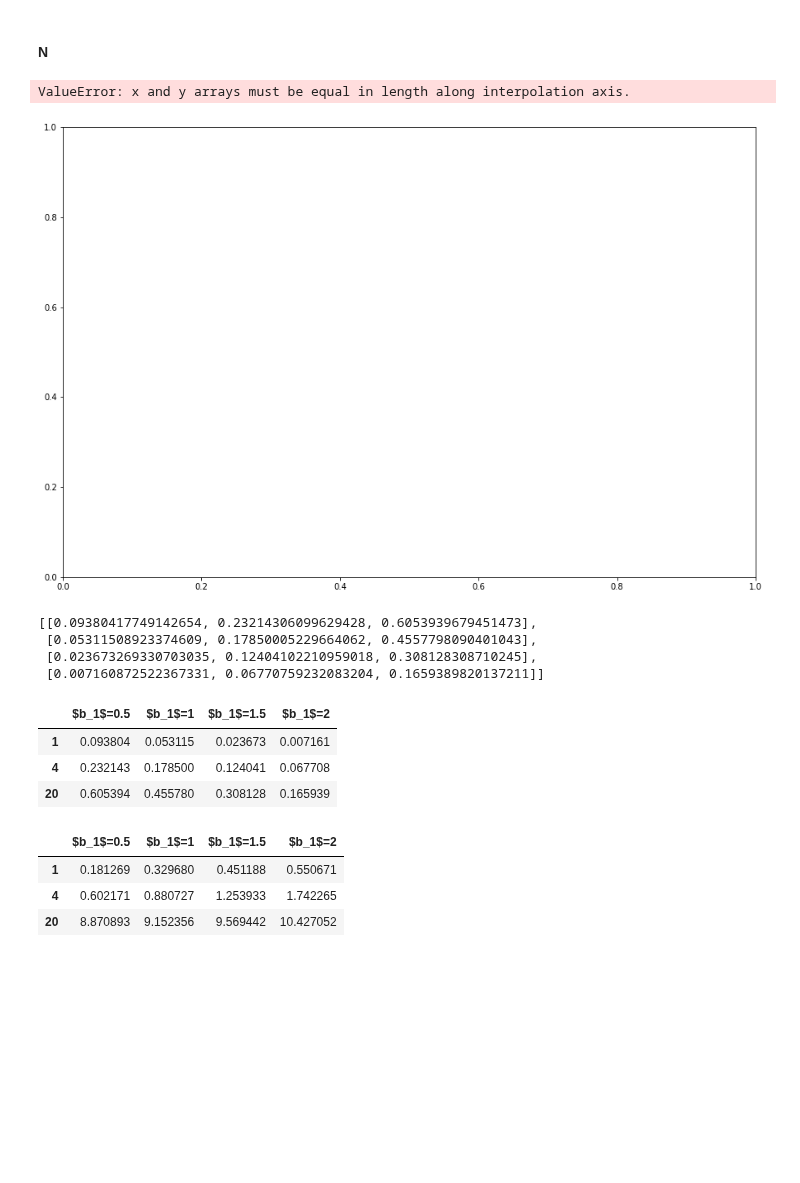
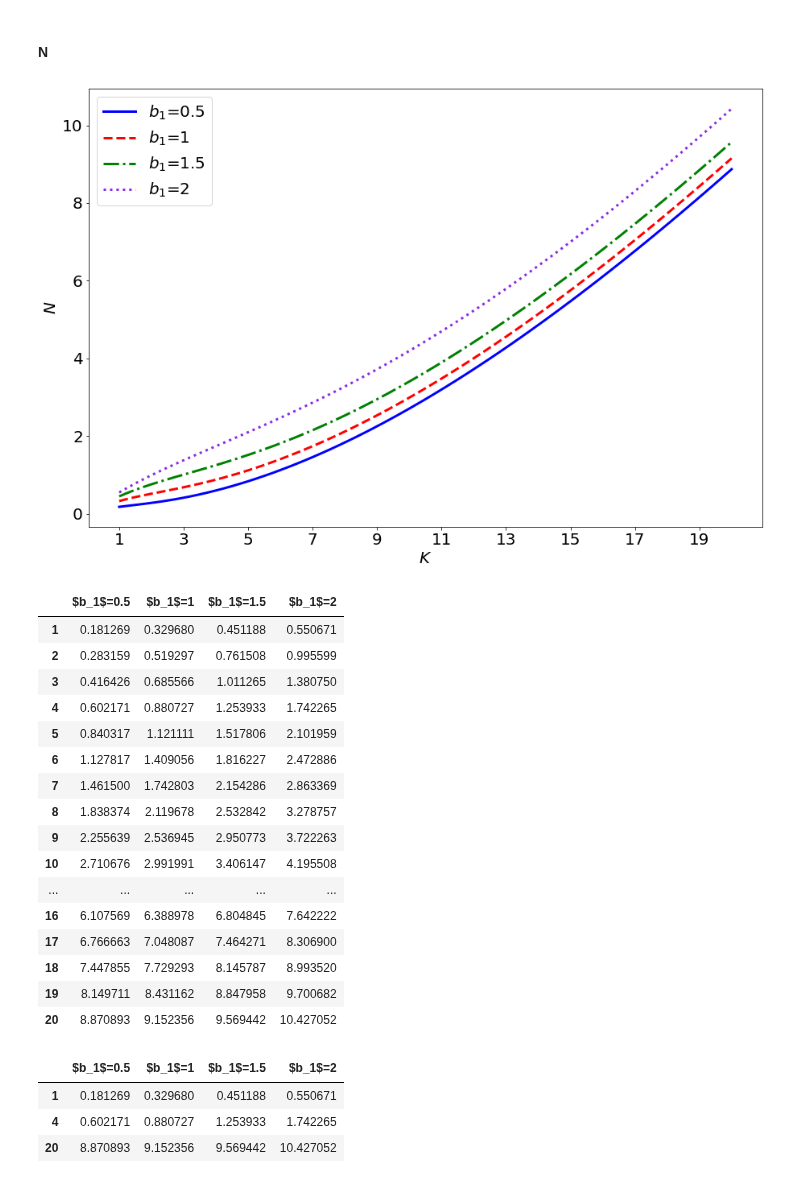
Before and after one commit to l3LlFF/course, a Jupyter notebook: conda/code/main.ipynb, the cells around one changed output. Saved outputs shown, nothing was run; the diff lists cells and outputs as text; code cells hidden in the pictures; blank space fills up the shorter version.

```diff
--- a/conda/Untitled.ipynb
+++ b/conda/code/main.ipynb
@@ -687,15 +689,16 @@ Ds = [
         [0.007338, 0.005835]
     ])),
         (np.matrix([
-    [-3.4, 0],
-    [0, -0.1103-8.67361738e-19]
+    [-0.21632047,  0.        ],
+        [ 0.        , -0.00544807]
     ]),
     np.matrix([
-    [3.3645, 0.0355 - 1.31838984e-16 + 1.99493200e-17 - 2.08166817e-17],
-    [0.0132-8.67361738e-19- 1.04083409e-17 + 1.73472348e-18, 0.0971]
+    [0.21601763, 0.00030285],
+    [0.00080119, 0.00464688]
     ]))
 ]
 # %%
+K_RANGE = 11
 b_1s = [0.5, 1, 1.5, 2]
 rhos_all = []
 #for b_1 in b_1s:
@@ -734,6 +737,11 @@ for D in Ds:
     h = np.diag(-D_0).max()
     cache_clear()
     print(ergodicity())
+    theta = find_theta()
+    lambda_g = find_lambda_g()
+    c_var = find_c_var()
+    c_cor = find_c_cor()
+    print(c_cor)
     for K in tqdm(range(1, K_RANGE)):
         cache_clear()
         G_0 = find_G()
@@ -822,21 +830,21 @@ for k, style, b, label in zip(Ks_all, linestyles, b_1s, labels):
     cubic_interploation_model=interp1d(x,k,kind="quadratic")
     tck = interpolate.splrep(x, k, s=0, k=5)
     xs = np.linspace(1, K_RANGE - 1, 100)
-    ys = np.log10(interpolate.splev(xs, tck, der=0))
-    #ys = interpolate.splev(xs, tck, der=0)
+    #ys = np.log10(interpolate.splev(xs, tck, der=0))
+    ys = interpolate.splev(xs, tck, der=0)
 #    xs=np.linspace(1,20,60)
 #    ys=cubic_interploation_model(xs)
     ax.plot(xs, ys, label = label, linestyle=style, linewidth=3)
 
 plt.xlabel('$K$', fontsize=20)
-plt.ylabel('$logL$', fontsize=20)
+plt.ylabel('$L$', fontsize=20)
 plt.xticks(fontsize=20)
 plt.yticks(fontsize=20)
 plt.legend(prop={'size': 20}, loc=0);
 
 ax.set_xticks(x)
-filename = 'exp_1/K_L_log'
-#fig.savefig(f'{filename}.png', format='png', dpi=600)
-#fig.savefig(f'{filename}.jpg', format='jpg', dpi=600)
+filename = 'exp_2/K_L'
+fig.savefig(f'{filename}.png', format='png', dpi=600)
+fig.savefig(f'{filename}.jpg', format='jpg', dpi=600)
 plt.show();
 # %% [output]
@@ -1019,37 +1087,36 @@ for b_1 in b_1s:
 # %%
 linestyles = ['-', '--', '-.', ':', '-']
 fig = plt.figure(figsize=(15, 10))
 ax = plt.gca()
 
 ax.set_prop_cycle(cycler('color',
                           ['b', 'r', 'g', 'blueviolet']))
 
 labels = ['$b_1$=0.5','$b_1$=1','$b_1$=1.5', '$b_1$=2']
 x = np.linspace(1, K_RANGE - 1, K_RANGE - 1)
 for k, style, b, label in zip(Ns_all, linestyles, b_1s, labels):
     cubic_interploation_model=interp1d(x,k,kind="quadratic")
     tck = interpolate.splrep(x, k, s=0, k=5)
     xs = np.linspace(1, K_RANGE - 1, 100)
     #ys = np.log10(interpolate.splev(xs, tck, der=0))
     ys = interpolate.splev(xs, tck, der=0)
 #    xs=np.linspace(1,20,60)
 #    ys=cubic_interploation_model(xs)
     ax.plot(xs, ys, label = label, linestyle=style, linewidth=3)
 
 plt.xlabel('$K$', fontsize=20)
 plt.ylabel('$N$', fontsize=20)
 plt.xticks(fontsize=20)
 plt.yticks(fontsize=20)
 plt.legend(prop={'size': 20}, loc=0);
 
-ax.set_xticks(x)
+ax.set_xticks(list(range(1, 21, 2)))
 filename = 'exp_1_2/K_N_b_1'
-#fig.savefig(f'{filename}.png', format='png', dpi=600)
-#fig.savefig(f'{filename}.jpg', format='jpg', dpi=600)
+fig.savefig(f'{filename}.png', format='png', dpi=600)
+fig.savefig(f'{filename}.jpg', format='jpg', dpi=600)
 plt.show();
 # %% [output]
-ValueError: x and y arrays must be equal in length along interpolation axis.
-[figure, old version]
+[figure, new version]
 # %%
 K_ARRAY = [20]
 #p_0s_all = []
@@ -1086,19 +1143,25 @@ for i, x in enumerate(p_0s_all[4:]):
-# %%
-temp_all
-# %% [output]
-[[0.09380417749142654, 0.23214306099629428, 0.6053939679451473],
- [0.05311508923374609, 0.17850005229664062, 0.4557798090401043],
- [0.023673269330703035, 0.12404102210959018, 0.308128308710245],
- [0.007160872522367331, 0.06770759232083204, 0.1659389820137211]]
 # %%
 columns = ['$b_1$=0.5','$b_1$=1','$b_1$=1.5', '$b_1$=2']
-df = pd.DataFrame(np.array(temp_all).T,
+df = pd.DataFrame(np.array(Ns_all).T,
              columns=columns,
-            index=[1, 4, 20])
-#df_rho.to_excel('exp_1_1/L.xlsx')
+            index=list(range(1, 21)))
+df.to_excel('exp_1_2/N.xlsx')
 df
 # %% [output]
 |  | $b_1$=0.5 | $b_1$=1 | $b_1$=1.5 | $b_1$=2 |
-| 1 | 0.093804 | 0.053115 | 0.023673 | 0.007161 |
-| 4 | 0.232143 | 0.178500 | 0.124041 | 0.067708 |
-| 20 | 0.605394 | 0.455780 | 0.308128 | 0.165939 |
+| 1 | 0.181269 | 0.329680 | 0.451188 | 0.550671 |
+| 2 | 0.283159 | 0.519297 | 0.761508 | 0.995599 |
+| 3 | 0.416426 | 0.685566 | 1.011265 | 1.380750 |
+| 4 | 0.602171 | 0.880727 | 1.253933 | 1.742265 |
+| 5 | 0.840317 | 1.121111 | 1.517806 | 2.101959 |
+| 6 | 1.127817 | 1.409056 | 1.816227 | 2.472886 |
+| 7 | 1.461500 | 1.742803 | 2.154286 | 2.863369 |
+| 8 | 1.838374 | 2.119678 | 2.532842 | 3.278757 |
+| 9 | 2.255639 | 2.536945 | 2.950773 | 3.722263 |
+| 10 | 2.710676 | 2.991991 | 3.406147 | 4.195508 |
+| ... | ... | ... | ... | ... |
+| 16 | 6.107569 | 6.388978 | 6.804845 | 7.642222 |
+| 17 | 6.766663 | 7.048087 | 7.464271 | 8.306900 |
+| 18 | 7.447855 | 7.729293 | 8.145787 | 8.993520 |
+| 19 | 8.149711 | 8.431162 | 8.847958 | 9.700682 |
+| 20 | 8.870893 | 9.152356 | 9.569442 | 10.427052 |
```
Also changed, not shown: parts of 29 cells of this notebook, 43 other files.
